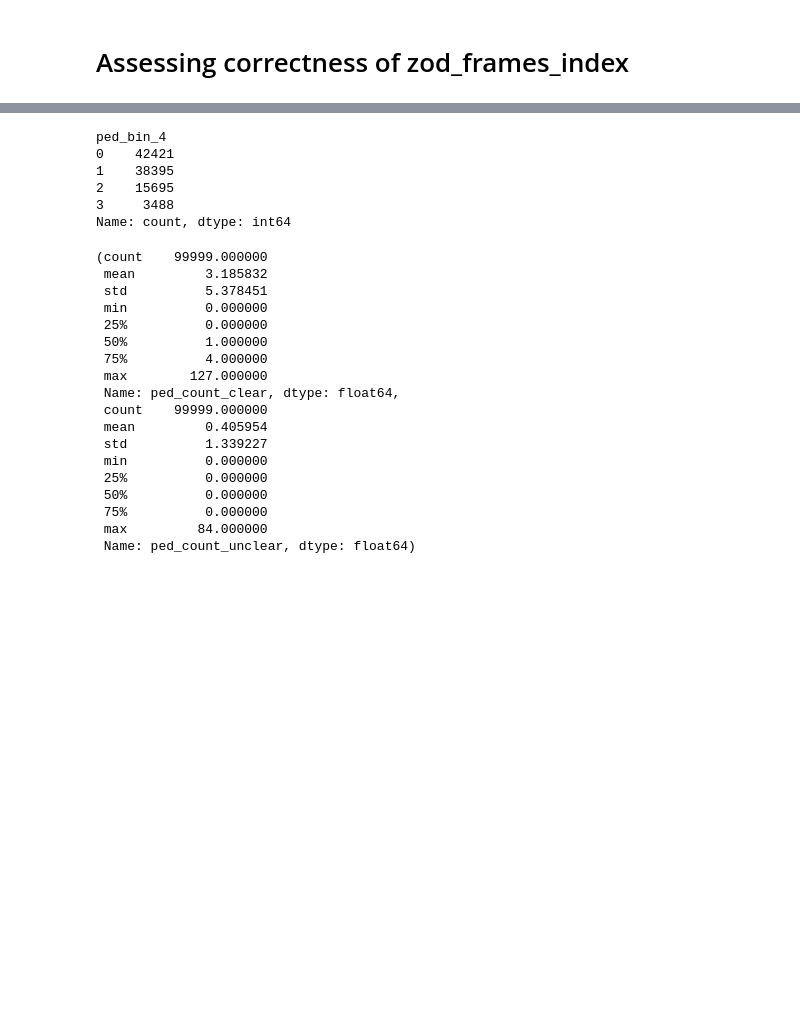
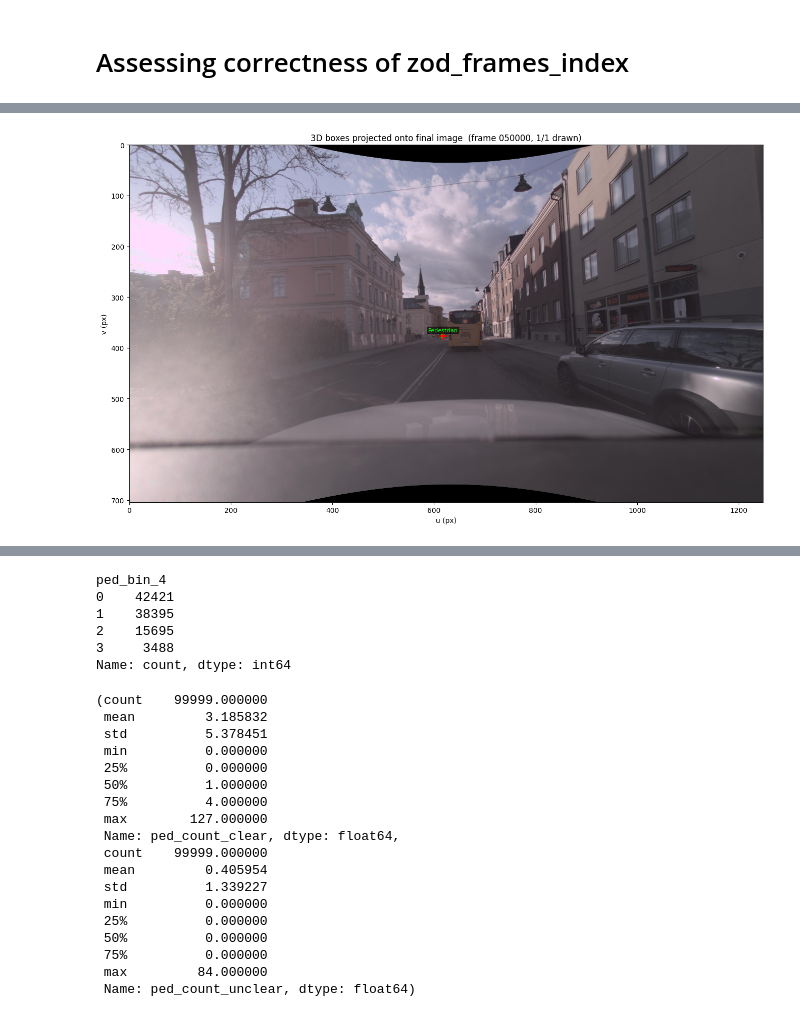
Before and after one commit to scaleoutsystems/multimodal-MoE, a Jupyter notebook: notebooks/zod_frames_index_sanity.ipynb, the cells around one changed output, grey strips where cells are left out. Drawn from its saved outputs; the diff is of its cells as text; code cells hidden in the pictures; blank space fills up the shorter version.

```diff
--- a/notebooks/zod_frames_index_sanity.ipynb
+++ b/notebooks/zod_frames_index_sanity.ipynb
@@ -16,0 +421,97 @@ df.shape
+# %%
+# ============================================================
+# SANITY CHECK: Project saved 3D pedestrian boxes onto the
+# final undistorted + resized image.
+#
+# Each instance has box_3d = [x, y, z, dx, dy, dz, yaw]
+# in ego frame, where (x, y, z) is the bottom center.
+#
+# We build 8 cuboid corners in ego frame, project via
+# ego2image, and draw wireframe edges on the image.
+# ============================================================
+
+import numpy as np
+import matplotlib.pyplot as plt
+
+def box3d_corners_ego(box_3d):
+    x, y, z_bot, dx, dy, dz, yaw = box_3d
+    hx, hy = dx / 2.0, dy / 2.0
+    local = np.array([
+        [ hx,  hy, 0],
+        [ hx, -hy, 0],
+        [-hx, -hy, 0],
+        [-hx,  hy, 0],
+        [ hx,  hy, dz],
+        [ hx, -hy, dz],
+        [-hx, -hy, dz],
+        [-hx,  hy, dz],
+    ], dtype=np.float64)
+    c, s = np.cos(yaw), np.sin(yaw)
+    R = np.array([[c, -s, 0],
+                  [s,  c, 0],
+                  [0,  0, 1]], dtype=np.float64)
+    corners = (R @ local.T).T
+    corners[:, 0] += x
+    corners[:, 1] += y
+    corners[:, 2] += z_bot
+    return corners
+
+
+def project_ego_to_image(pts_ego, ego2img):
+    ones = np.ones((pts_ego.shape[0], 1), dtype=np.float64)
+    hom = np.hstack([pts_ego, ones])
+    proj = (ego2img @ hom.T).T
+    depth = proj[:, 2]
+    valid = depth > 0.1
+    uv = np.full((pts_ego.shape[0], 2), np.nan)
+    uv[valid, 0] = proj[valid, 0] / depth[valid]
+    uv[valid, 1] = proj[valid, 1] / depth[valid]
+    return uv, valid
+
+
+EDGES = [
+    (0,1),(1,2),(2,3),(3,0),
+    (4,5),(5,6),(6,7),(7,4),
+    (0,4),(1,5),(2,6),(3,7),
+]
+
+H_img, W_img = int(image_size[0]), int(image_size[1])
+
+fig, ax = plt.subplots(figsize=(14, 8))
+ax.imshow(img_np)
+
+n_drawn = 0
+for inst in instances:
+    box = np.array(inst["box_3d"], dtype=np.float64)
+    corners = box3d_corners_ego(box)
+    uv, valid = project_ego_to_image(corners, ego2image.astype(np.float64))
+
+    if not valid.all():
+        continue
+
+    for i, j in EDGES:
+        ax.plot([uv[i,0], uv[j,0]], [uv[i,1], uv[j,1]],
+                color="lime", linewidth=1.5, alpha=0.9)
+
+    cx_uv = uv[:, 0].mean()
+    cy_uv = uv[:, 1].mean()
+    ax.plot(cx_uv, cy_uv, "r+", markersize=10, markeredgewidth=2)
+
+    ax.text(cx_uv, cy_uv - 8, inst.get("class", ""),
+            color="lime", fontsize=8, ha="center",
+            bbox=dict(facecolor="black", alpha=0.5, pad=1))
+    n_drawn += 1
+
+ax.set_xlim(0, W_img)
+ax.set_ylim(H_img, 0)
+ax.set_xlabel("u (px)")
+ax.set_ylabel("v (px)")
+ax.set_title(f"3D boxes projected onto final image  (frame {frame_id}, {n_drawn}/{len(instances)} drawn)")
+plt.tight_layout()
+plt.show()
+
+print(f"Boxes drawn: {n_drawn} / {len(instances)}")
+if n_drawn < len(instances):
+    print(f"({len(instances) - n_drawn} skipped: not all corners in front of camera)")
+# %% [output]
+[figure, added]
```
Also changed, not shown: parts of 13 cells of this notebook, 2 other files.
